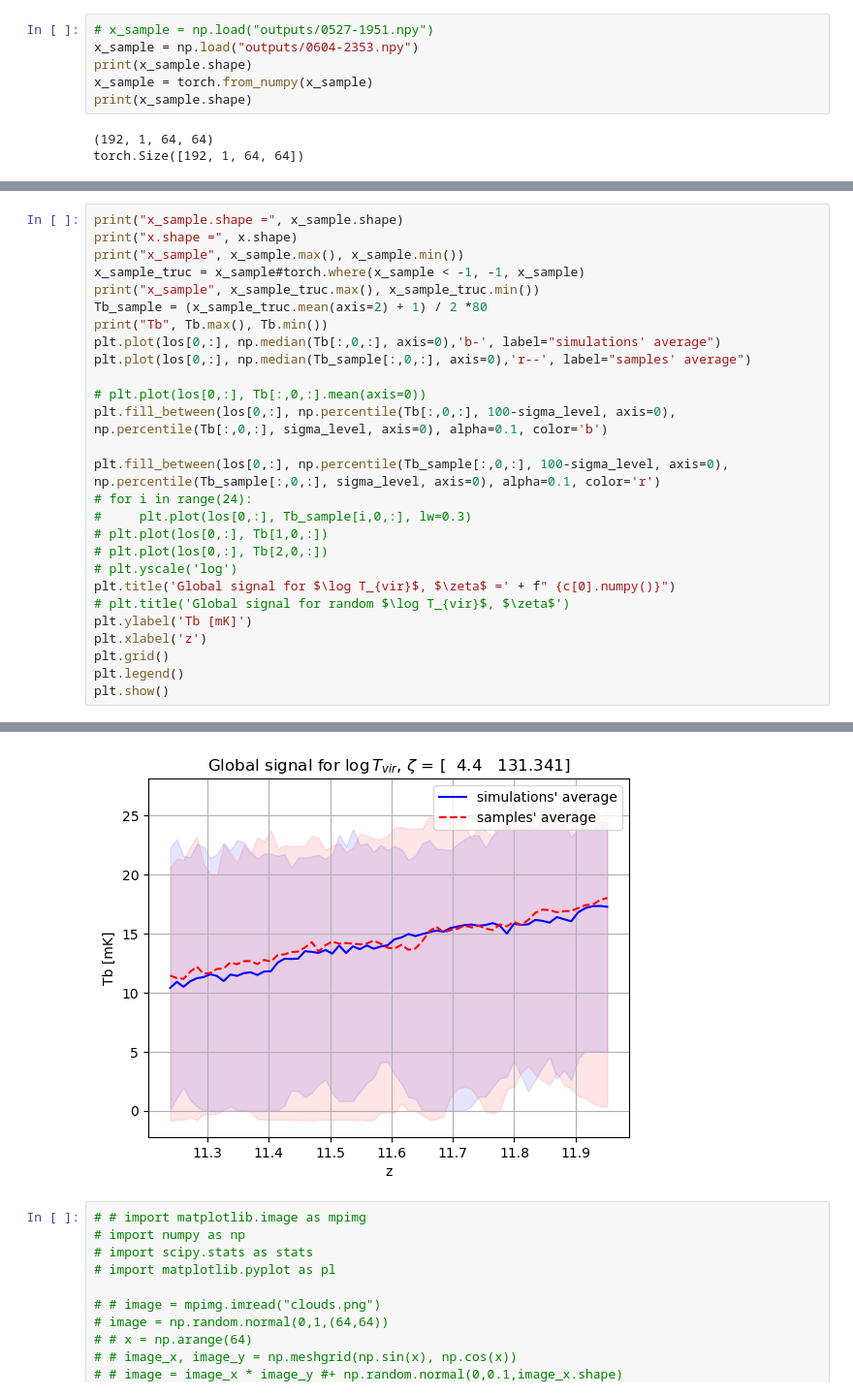
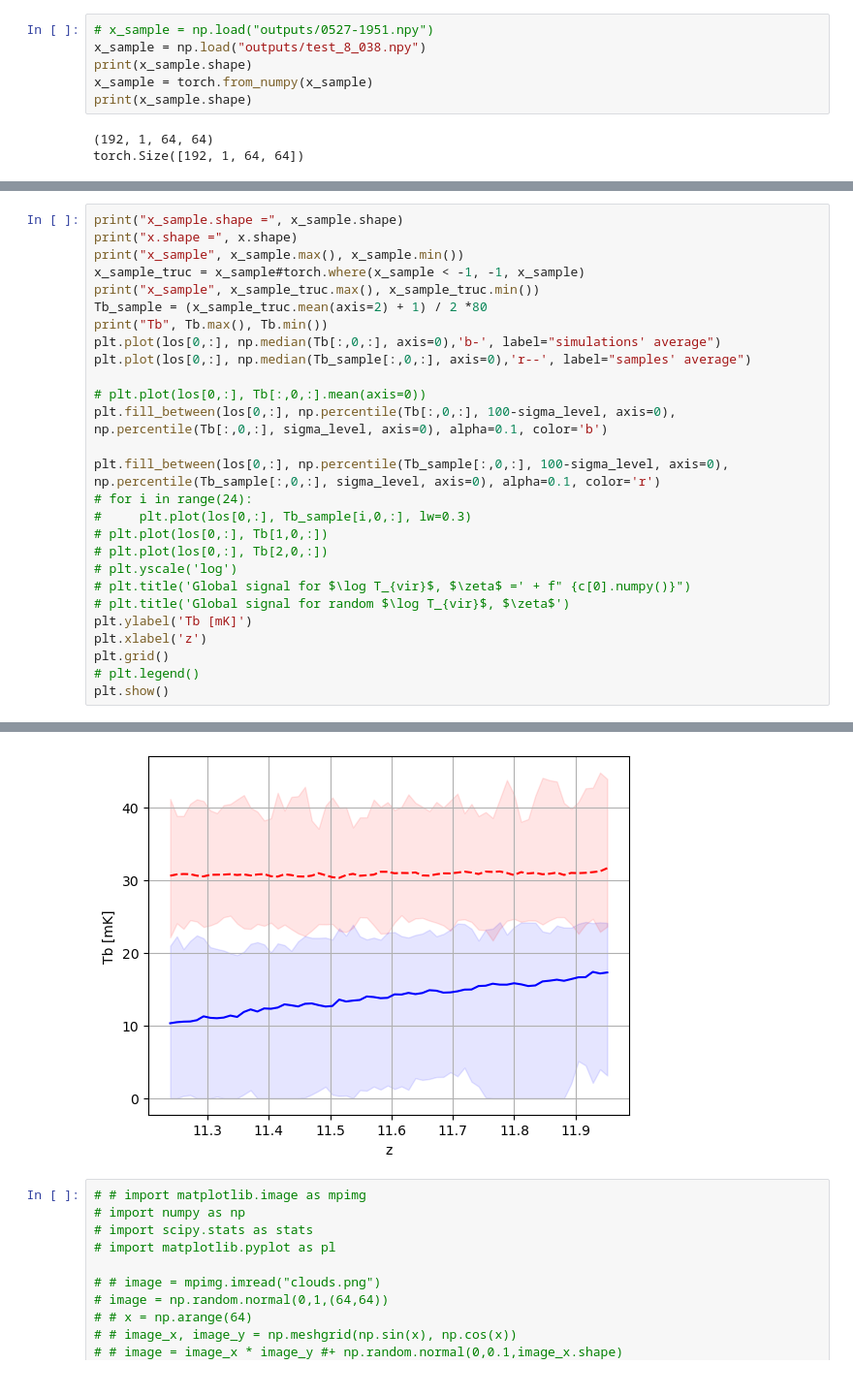
Before and after one commit to Xsmos/ml21cm, a Jupyter notebook: quantify_results.ipynb, the cells around one changed output, grey strips where cells are left out. Shown at 97% size. Drawn from its saved outputs; the diff is of its cells as text.

```diff
--- a/quantify_results.ipynb
+++ b/quantify_results.ipynb
@@ -338,7 +342,7 @@ drwxr-xr-x 9 bxia34 4.0K Jun  4 23:05 logs/
 -rw-r--r-- 1 bxia34 3.1M May 27 14:36 0527-1419.npy
 # %%
 # x_sample = np.load("outputs/0527-1951.npy")
-x_sample = np.load("outputs/0604-2353.npy")
+x_sample = np.load("outputs/test_8_038.npy")
 print(x_sample.shape)
 x_sample = torch.from_numpy(x_sample)
 print(x_sample.shape)
@@ -445,12 +449,12 @@ plt.fill_between(los[0,:], np.percentile(Tb_sample[:,0,:], 100-sigma_level, axis
 # plt.plot(los[0,:], Tb[1,0,:])
 # plt.plot(los[0,:], Tb[2,0,:])
 # plt.yscale('log')
-plt.title('Global signal for $\log T_{vir}$, $\zeta$ =' + f" {c[0].numpy()}")
+# plt.title('Global signal for $\log T_{vir}$, $\zeta$ =' + f" {c[0].numpy()}")
 # plt.title('Global signal for random $\log T_{vir}$, $\zeta$')
 plt.ylabel('Tb [mK]')
 plt.xlabel('z')
 plt.grid()
-plt.legend()
+# plt.legend()
 plt.show()
 # %% [output]
 x_sample.shape = torch.Size([192, 1, 64, 64])
@@ -461,4 +465,4 @@ Tb tensor(24.6047) tensor(0.)
-[figure, old version]
+[figure, new version]
 # %%
 # # import matplotlib.image as mpimg
 # import numpy as np
```
Also changed, not shown: parts of 8 cells of this notebook.
